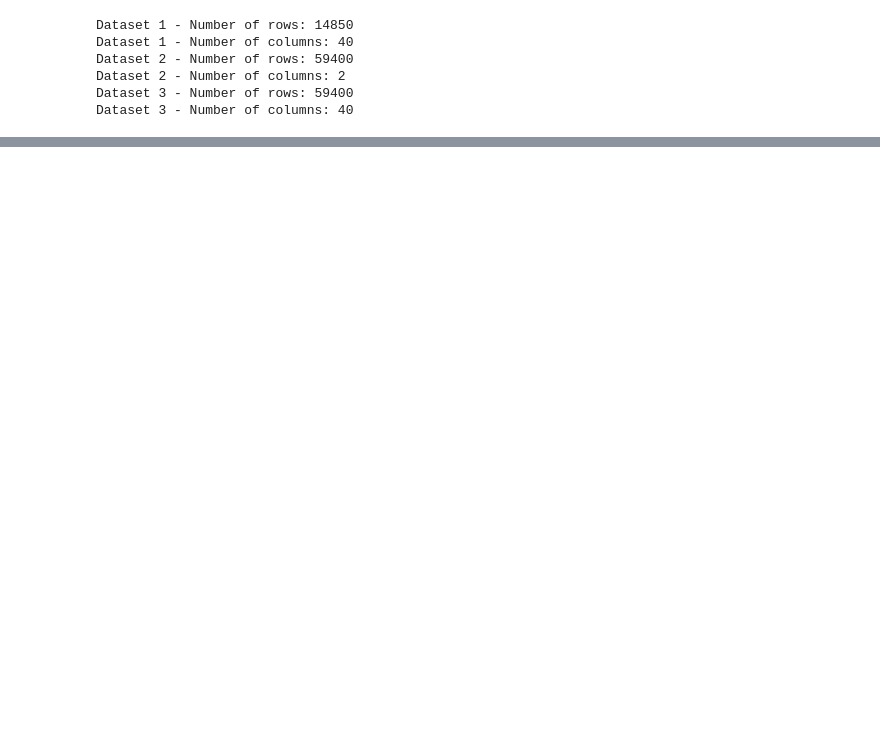
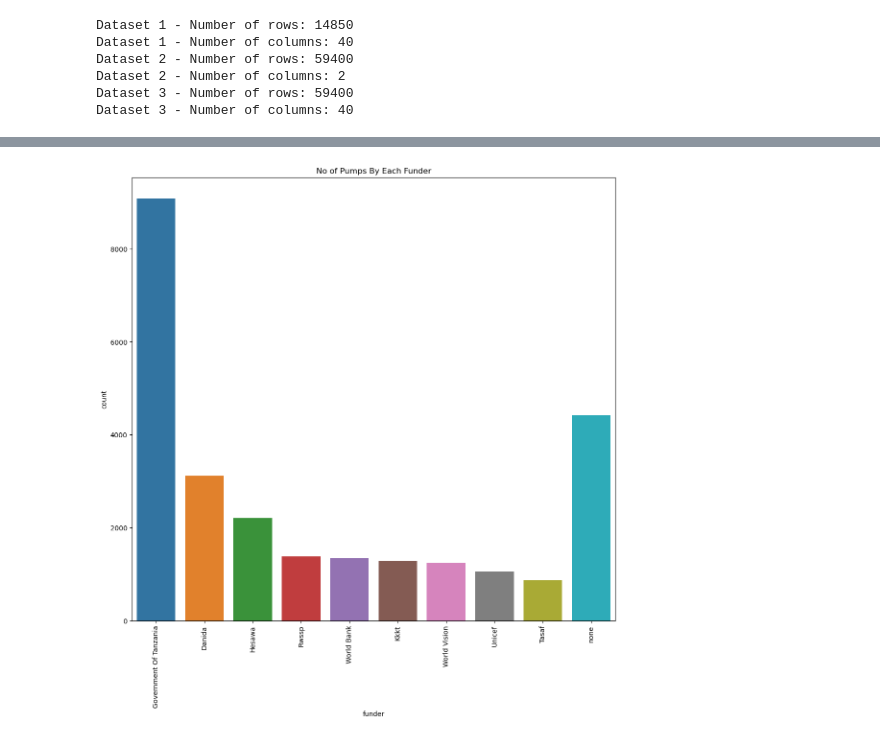
Before and after one commit to WinnieKabuya/dsc-phase-3-project-v2-3, a Jupyter notebook: student.ipynb, the cells around one changed output, grey strips where cells are left out. Cells and saved outputs as stored; diff of their text form; code cells hidden in the pictures; blank space fills up the shorter version.

```diff
--- a/student.ipynb
+++ b/student.ipynb
@@ -68,0 +281,11 @@ Head of DataFrame: DataFrame 1
+# %%
+#columns with similar attributes: we retain those with much information
+columns_to_keep = ['amount_tsh', 'date_recorded', 'funder', 'gps_height', 'installer',
+                   'longitude', 'latitude', 'basin', 'subvillage', 'region_code',
+                   'extraction_type', 'management_group', 'payment_type', 'water_quality',
+                   'quantity_group', 'source_type', 'source_class', 'waterpoint_type',
+                   'waterpoint_type_group', 'status_group']
+
+training_df = training_df.drop(columns=[col for col in training_df.columns if col not in columns_to_keep])
+
+training_df.head(3)
@@ -68,0 +321,9 @@ Head of DataFrame: DataFrame 1
+# %%
+# to fill the missing values null values) in the funder column
+training_df['funder'].fillna(value='none',inplace=True)
+# to replace the string '0' with 'none'
+# this made our funder column more consistent alloowing better analysis and modelling
+training_df['funder'].replace(to_replace = '0', value ='none' , inplace=True)# filling 0 and null values with none
+
+# to see the top 10 funders with the highest occurrence counts in the 'funder' column of the DataFrame to deduce insights into the most common sources of funding for the wells in Tanzania.
+training_df.funder.value_counts().head(10)
@@ -68,0 +342,24 @@ Head of DataFrame: DataFrame 1
+# %%
+# to combine all subsets into a single dataframe using pd.concat() function
+df1 = training_df.loc[training_df['funder'] == 'Government Of Tanzania']
+df2 = training_df.loc[training_df['funder'] == 'Danida']
+df3 = training_df.loc[training_df['funder'] == 'Hesawa']
+df4 = training_df.loc[training_df['funder'] == 'Rwssp']
+df5 = training_df.loc[training_df['funder'] == 'World Bank']
+df6 = training_df.loc[training_df['funder'] == 'Kkkt']
+df7 = training_df.loc[training_df['funder'] == 'World Vision']
+df8 = training_df.loc[training_df['funder'] == 'Unicef']
+df9 = training_df.loc[training_df['funder'] == 'Tasaf']
+df10 = training_df.loc[training_df['funder'] == 'none']
+df_funder = pd.concat([df1, df2, df3, df4, df5, df6, df7, df8, df9, df10], ignore_index=True)
+# new DataFrame contains all the rows from the original DataFrame
+# the 'funder' column matches the specified funders.
+# %%
+plt.figure(figsize=(13,12))
+ax = sns.countplot(x='funder', data=df_funder)
+ax.set_xticklabels(ax.get_xticklabels(),rotation=90)
+plt.title('No of Pumps By Each Funder')
+plt.show()
+# a bar plot showing the number of pumps associated with each funder, allowing us to visualize and compare their contributions.
+# %% [output]
+[figure, added]
```
Also changed, not shown: parts of 58 cells of this notebook, 1 other file.
